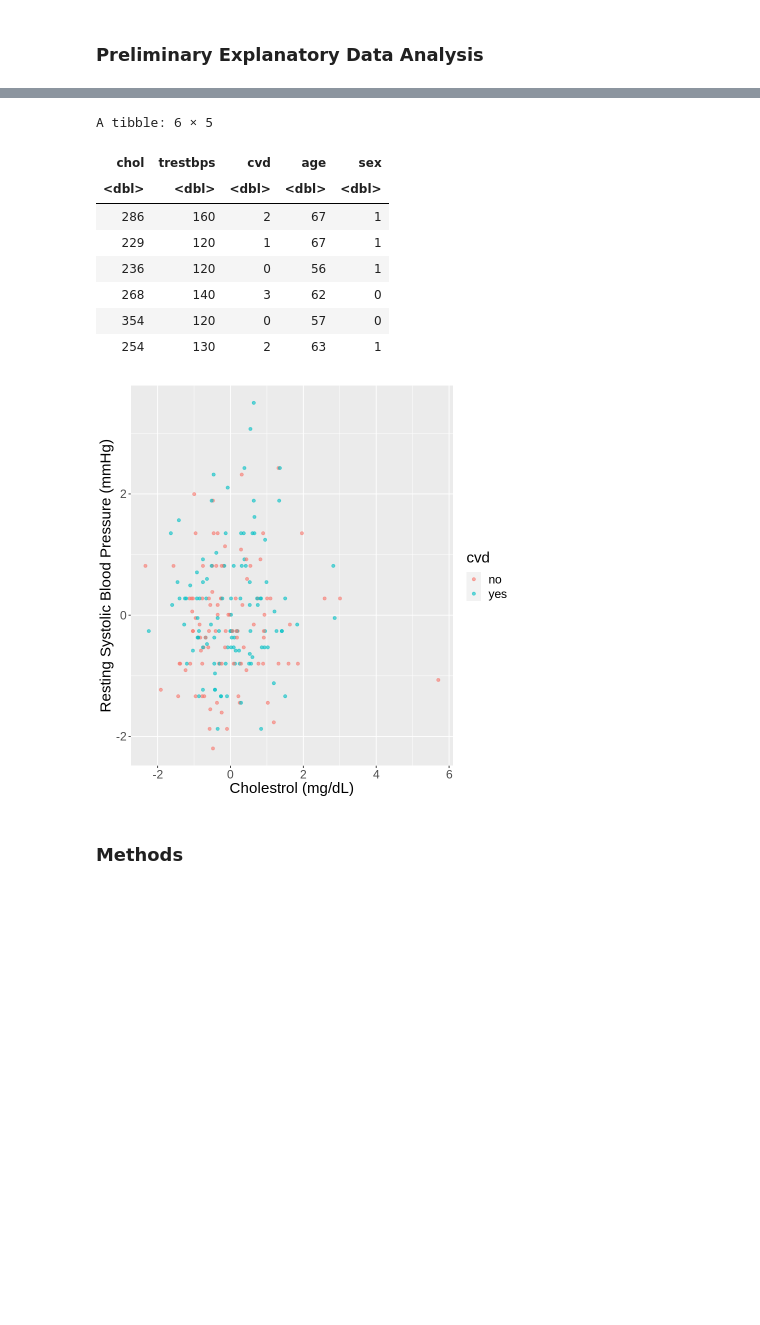
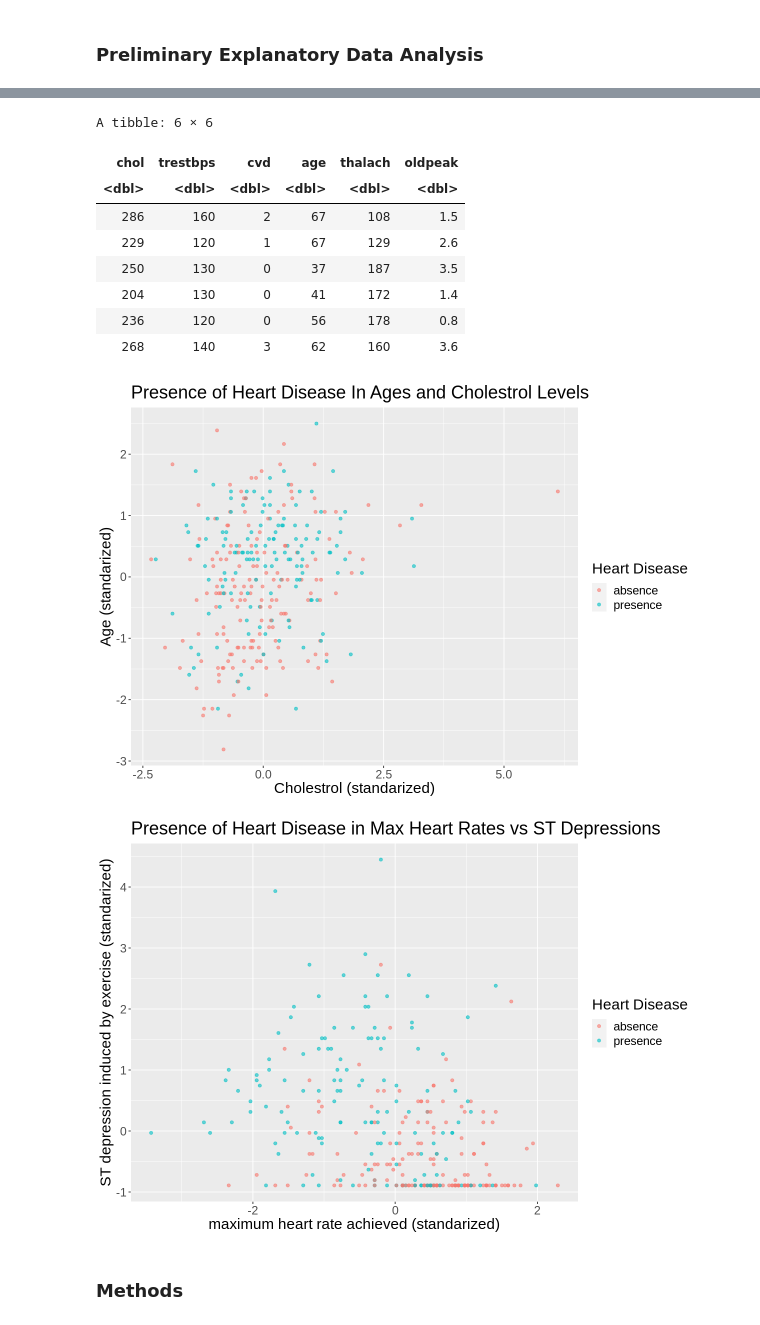
Before and after one commit to mcarbert/dsci_group_8, a Jupyter notebook: project_proposal.ipynb, the cells around one changed output, grey strips where cells are left out. Cells and saved outputs as stored; diff of their text form; code cells hidden in the pictures; blank space fills up the shorter version.

```diff
--- a/project_proposal.ipynb
+++ b/project_proposal.ipynb
@@ -34,63 +34,79 @@ We will be using the multivaraible Heart Disease Data in the UCI Machine Learing
 # %% [markdown]
 ### Preliminary Explanatory Data Analysis
 # %%
+options(repr.plot.width=10, repr.plot.height=7)
+
 url<-"https://archive.ics.uci.edu/ml/machine-learning-databases/heart-disease/processed.cleveland.data"
 heart_data_raw<-read_csv(url)
 colnames(heart_data_raw)<- c("age", "sex", "cp", "trestbps", "chol", "fbs", "restecg", "thalach", "exang", "oldpeak", "slope", "ca", "thal", "cvd")
 heart_data<-heart_data_raw %>%
-    select(chol, trestbps, cvd, age, sex)%>%
-    filter(age>50)
+    select(chol, trestbps, cvd, age, thalach, oldpeak)
+
 head(heart_data)
 heart_data$cvd[heart_data$cvd == "2"] <- "1"
 heart_data$cvd[heart_data$cvd == "3"] <- "1"
 heart_data$cvd[heart_data$cvd == "4"] <- "1"
-heart_data$cvd[heart_data$cvd == "1"] <- "yes"
-heart_data$cvd[heart_data$cvd == "0"] <- "no"
+heart_data$cvd[heart_data$cvd == "1"] <- "presence"
+heart_data$cvd[heart_data$cvd == "0"] <- "absence"
 
 #split data into training part and testing part
 hd_split<- initial_split(heart_data,prop=0.75, strata = cvd)
 hd_train <- training(hd_split)
 hd_test <- testing(hd_split)
+
 #preprocesss data
-hd_recipe <- recipe(cvd~chol+trestbps,data = heart_data)|>
+hd_recipe <- recipe(cvd~chol+trestbps + age + thalach + oldpeak,data = heart_data)|>
 step_scale(all_predictors())|>
 step_center(all_predictors())|>
 prep()
 scaled_hd<- bake(hd_recipe,heart_data)
 
 #i changed title of num to cvd, and replaced all values indication presence of cvd with yes or no
-heart_data_plot_male<-scaled_hd %>%
-    ggplot(aes(x = chol , y = trestbps , color = cvd)) +
+heart_data_plot<-scaled_hd %>%
+    ggplot(aes(x = chol , y = age, color = cvd)) +
     geom_point(alpha = 0.6) +
-    labs(x = "Cholestrol (mg/dL)" , y = "Resting Systolic Blood Pressure (mmHg)") +
-    theme(text = element_text(size = 18))
-heart_data_plot_male
+    labs(x = "Cholestrol (standarized)" , y = "Age (standarized)", color = "Heart Disease") +
+    theme(text = element_text(size = 18)) +
+    ggtitle("Presence of Heart Disease In Ages and Cholestrol Levels") #feel free to change this
+
+heart_data_plot
+
+#Resting Systolic Blood Pressure (mmHg)
+heart_data_plot_age <- scaled_hd |>
+ggplot(aes(x = thalach , y = oldpeak, color = cvd)) +
+    geom_point(alpha = 0.6) +
+    labs(x = "maximum heart rate achieved (standarized)" , y = "ST depression induced by exercise (standarized)", color = "Heart Disease") +
+    theme(text = element_text(size = 18)) +
+    ggtitle("Presence of Heart Disease in Max Heart Rates vs ST Depressions")
+
+heart_data_plot_age
 #may come back and make cvd into factor or lgl vector .
 # %% [output]
 New names:
 • `1.0` -> `1.0...2`
 • `1.0` -> `1.0...3`
 • `1.0` -> `1.0...6`
 • `0.0` -> `0.0...9`
 • `0.0` -> `0.0...12`
 Rows: 302 Columns: 14
 ── Column specification ────────────────────────────────────────────────────────
 Delimiter: ","
 chr  (2): 0.0...12, 6.0
 dbl (12): 63.0, 1.0...2, 1.0...3, 145.0, 233.0, 1.0...6, 2.0, 150.0, 0.0...9...
 
 ℹ Use `spec()` to retrieve the full column specification for this data.
 ℹ Specify the column types or set `show_col_types = FALSE` to quiet this message.
-A tibble: 6 × 5
+A tibble: 6 × 6
-| chol | trestbps | cvd | age | sex |
-| <dbl> | <dbl> | <dbl> | <dbl> | <dbl> |
-| 286 | 160 | 2 | 67 | 1 |
-| 229 | 120 | 1 | 67 | 1 |
-| 236 | 120 | 0 | 56 | 1 |
-| 268 | 140 | 3 | 62 | 0 |
-| 354 | 120 | 0 | 57 | 0 |
-| 254 | 130 | 2 | 63 | 1 |
+| chol | trestbps | cvd | age | thalach | oldpeak |
+| <dbl> | <dbl> | <dbl> | <dbl> | <dbl> | <dbl> |
+| 286 | 160 | 2 | 67 | 108 | 1.5 |
+| 229 | 120 | 1 | 67 | 129 | 2.6 |
+| 250 | 130 | 0 | 37 | 187 | 3.5 |
+| 204 | 130 | 0 | 41 | 172 | 1.4 |
+| 236 | 120 | 0 | 56 | 178 | 0.8 |
+| 268 | 140 | 3 | 62 | 160 | 3.6 |
-[figure, old version]
+[figure, new version]
+[figure, added]
 # %% [markdown]
 ### Methods
 # %% [markdown]
```
Also changed, not shown: parts of 2 cells of this notebook.
